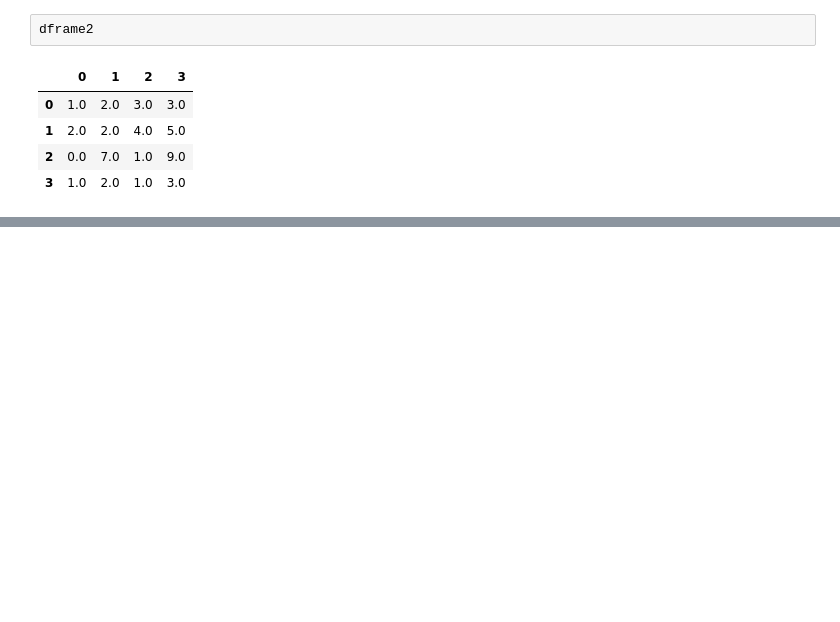
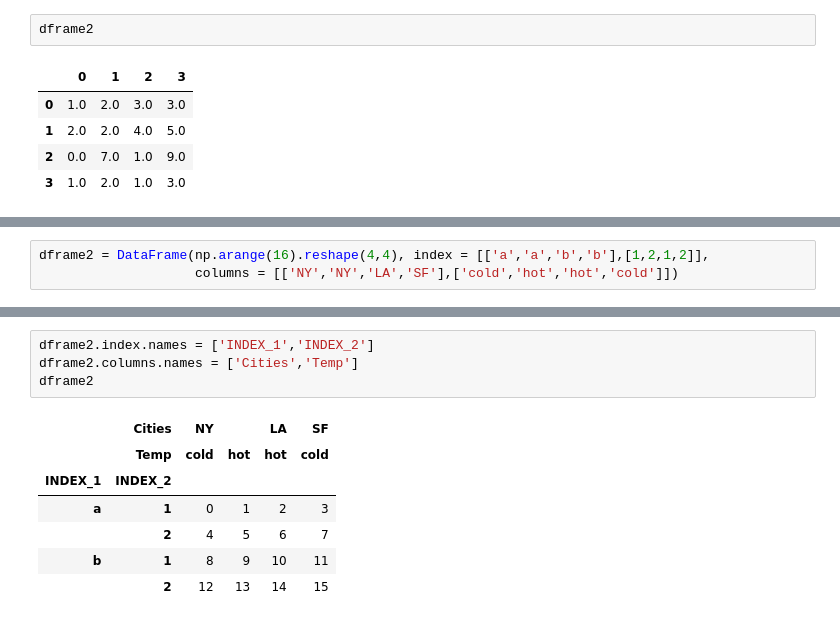
Before and after one commit to hari09kg1a0403/datascience_visualization, a Jupyter notebook: simple_pandas.ipynb, the cells around one changed output, grey strips where cells are left out. Saved outputs shown, nothing was run; the diff lists cells and outputs as text; blank space fills up the shorter version.

```diff
--- a/simple_pandas.ipynb
+++ b/simple_pandas.ipynb
@@ -483,0 +538,3 @@ dframe2
+# %%
+dframe2 = DataFrame(np.arange(16).reshape(4,4), index = [['a','a','b','b'],[1,2,1,2]],
+                    columns = [['NY','NY','LA','SF'],['cold','hot','hot','cold']])
@@ -483,0 +550,12 @@ dframe2
+# %%
+dframe2.index.names = ['INDEX_1','INDEX_2']
+dframe2.columns.names = ['Cities','Temp']
+dframe2
+# %% [output]
+|  | Cities | NY |  | LA | SF |
+|  | Temp | cold | hot | hot | cold |
+| INDEX_1 | INDEX_2 |  |  |  |  |
+| a | 1 | 0 | 1 | 2 | 3 |
+|  | 2 | 4 | 5 | 6 | 7 |
+| b | 1 | 8 | 9 | 10 | 11 |
+|  | 2 | 12 | 13 | 14 | 15 |
```
Also changed, not shown: parts of 13 cells of this notebook.
